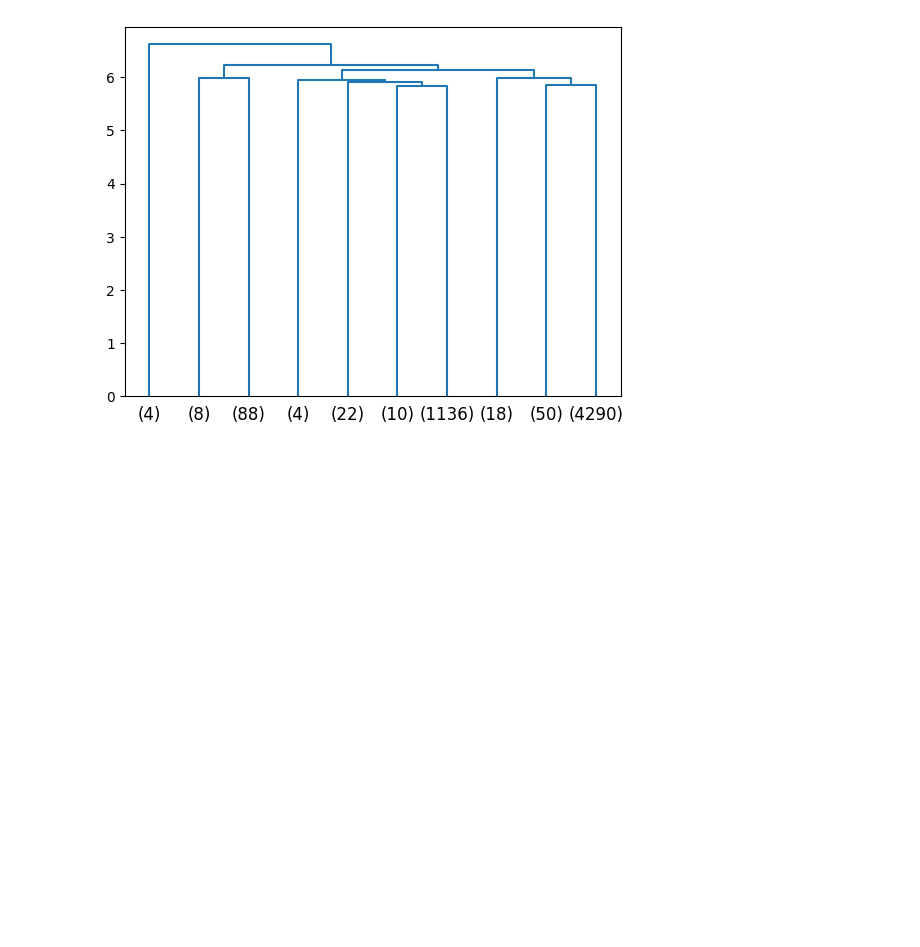
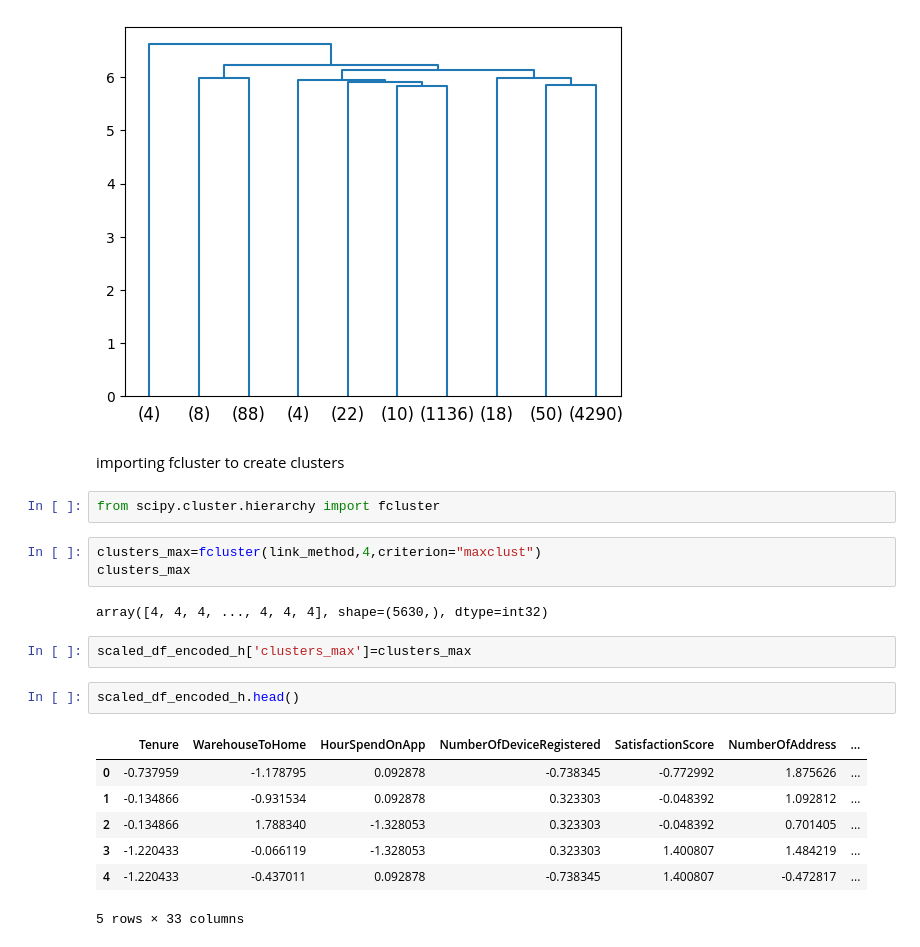
Before and after one commit to Suryasadasivam/e_commerce_customer_churn, a Jupyter notebook: Customer_chrun.ipynb, the cells around one changed output. Drawn from its saved outputs; the diff is of its cells as text; blank space fills up the shorter version.

```diff
--- a/Customer_chrun.ipynb
+++ b/Customer_chrun.ipynb
@@ -651,3 +651,24 @@ dend=dendrogram(link_method, labels=labellist, truncate_mode='lastp',
                 p=10)
 # %% [output]
 [figure]
+# %% [markdown]
+importing fcluster to create clusters
+# %%
+from scipy.cluster.hierarchy import fcluster
+# %%
+clusters_max=fcluster(link_method,4,criterion="maxclust")
+clusters_max
+# %% [output]
+array([4, 4, 4, ..., 4, 4, 4], shape=(5630,), dtype=int32)
+# %%
+scaled_df_encoded_h['clusters_max']=clusters_max
+# %%
+scaled_df_encoded_h.head()
+# %% [output]
+|  | Tenure | WarehouseToHome | HourSpendOnApp | NumberOfDeviceRegistered | SatisfactionScore | NumberOfAddress | ... |
+| 0 | -0.737959 | -1.178795 | 0.092878 | -0.738345 | -0.772992 | 1.875626 | ... |
+| 1 | -0.134866 | -0.931534 | 0.092878 | 0.323303 | -0.048392 | 1.092812 | ... |
+| 2 | -0.134866 | 1.788340 | -1.328053 | 0.323303 | -0.048392 | 0.701405 | ... |
+| 3 | -1.220433 | -0.066119 | -1.328053 | 0.323303 | 1.400807 | 1.484219 | ... |
+| 4 | -1.220433 | -0.437011 | 0.092878 | -0.738345 | 1.400807 | -0.472817 | ... |
+5 rows × 33 columns
```
